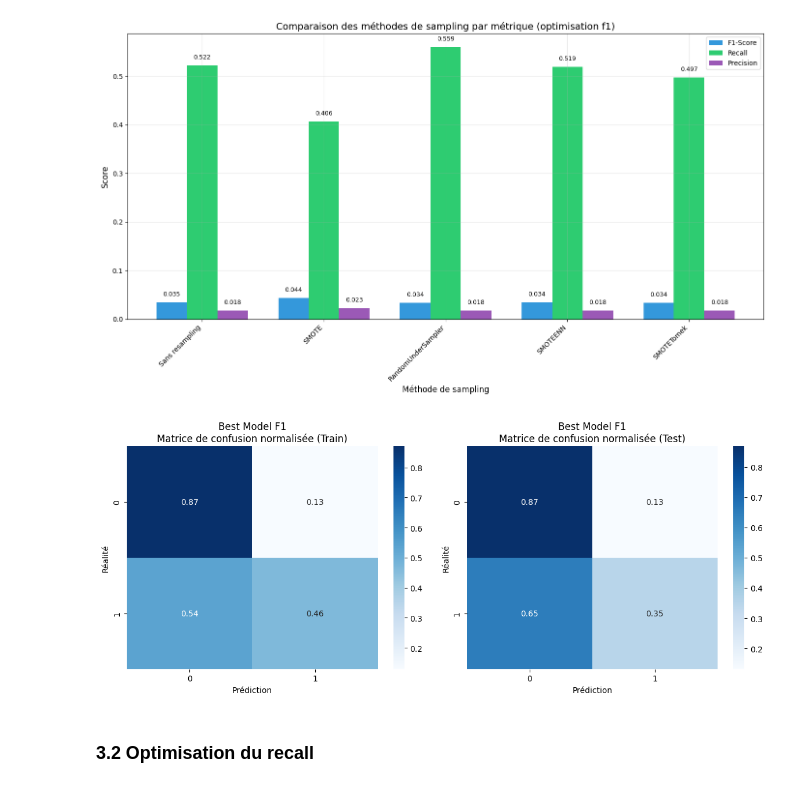
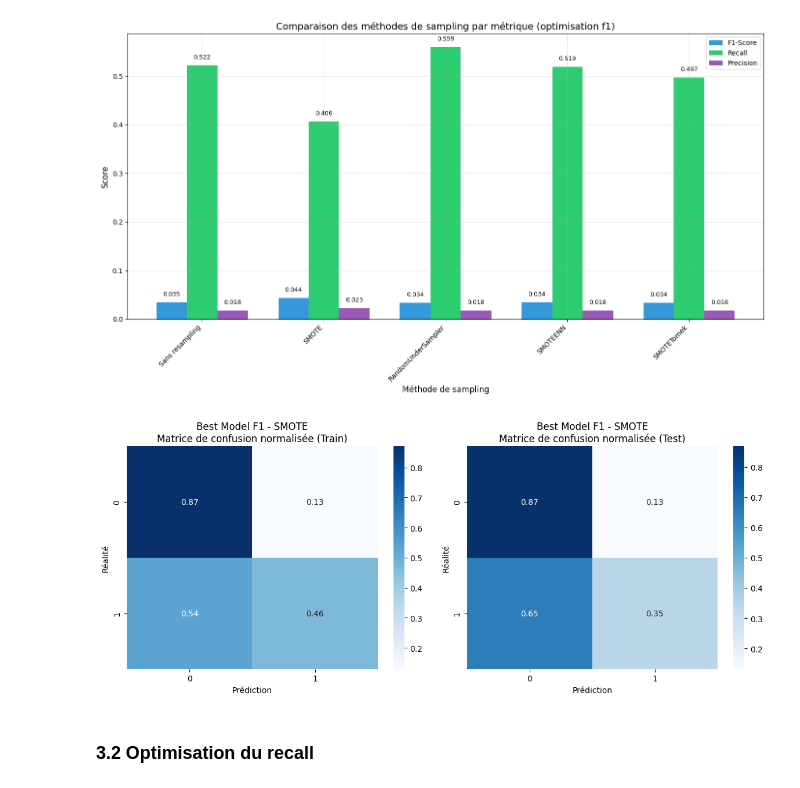
Before and after one commit to thibautmodrin/Jedha_Full_Stack_HPP_Prediction, a Jupyter notebook: 01_Notebooks/03_Model_LogReg.ipynb, the cells around one changed output. Drawn from its saved outputs; the diff is of its cells as text; code cells hidden in the pictures.

```diff
--- a/01_Notebooks/03_Model_LogReg.ipynb
+++ b/01_Notebooks/03_Model_LogReg.ipynb
@@ -1094,9 +1094,9 @@ La meilleure méthode est 'SMOTE' avec un f1-Score de 0.0438
 Paramètres optimaux: {'sampler__sampling_strategy': 0.75, 'sampler__k_neighbors': 7, 'classifier__solver': 'liblinear', 'classifier__class_weight': None, 'classifier__C': 0.1}
 [figure]
 # %%
-best_model_gridsearch_f1=evaluate_model(resultats_grid_f1[1]['meilleur_estimateur'], X_train,X_test,y_train,y_test,experiment_name="Optimisation F1",run_name="Best Model F1",use_mlflow=False,display_plots=False)
+best_model_gridsearch_f1=evaluate_model(resultats_grid_f1[1]['meilleur_estimateur'], X_train,X_test,y_train,y_test,experiment_name="Optimisation F1",run_name=f"Best Model F1 - {resultats_grid_f1[0]}",use_mlflow=False,display_plots=False)
 # %% [output]
-[figure, old version]
+[figure, new version]
 # %% [markdown]
 ### 3.2 Optimisation du recall
 # %%
```
Also changed, not shown: parts of 2 cells of this notebook.
